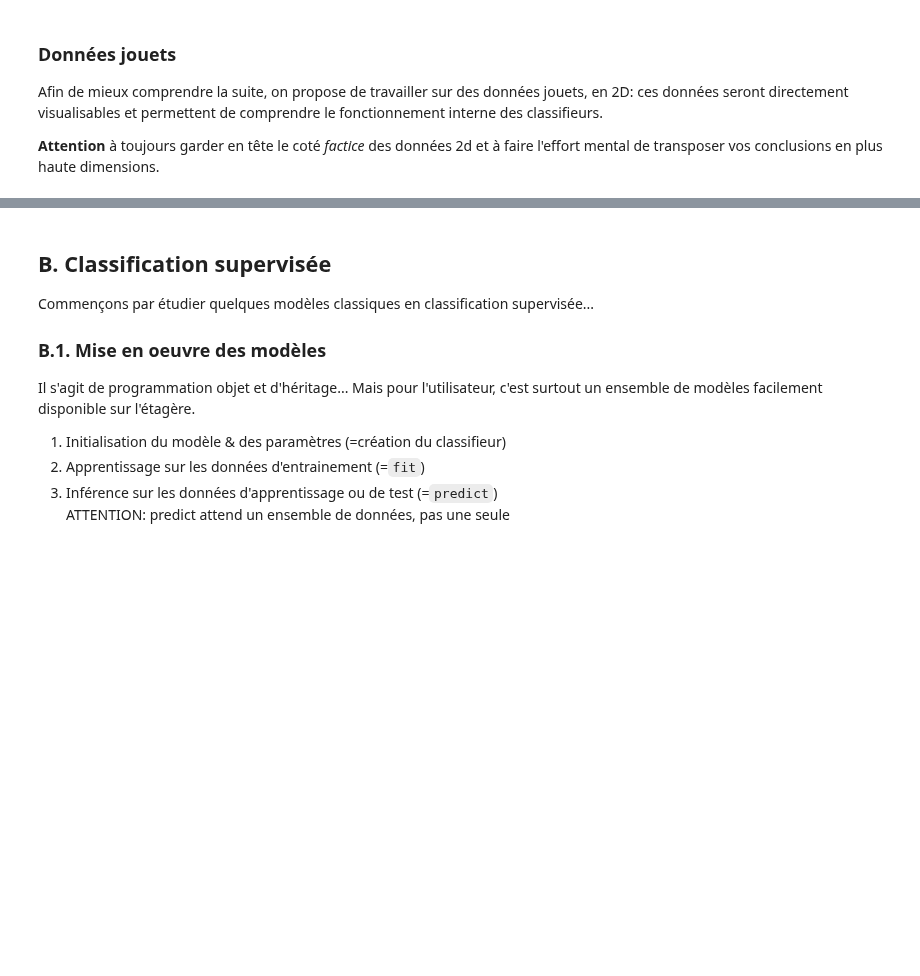
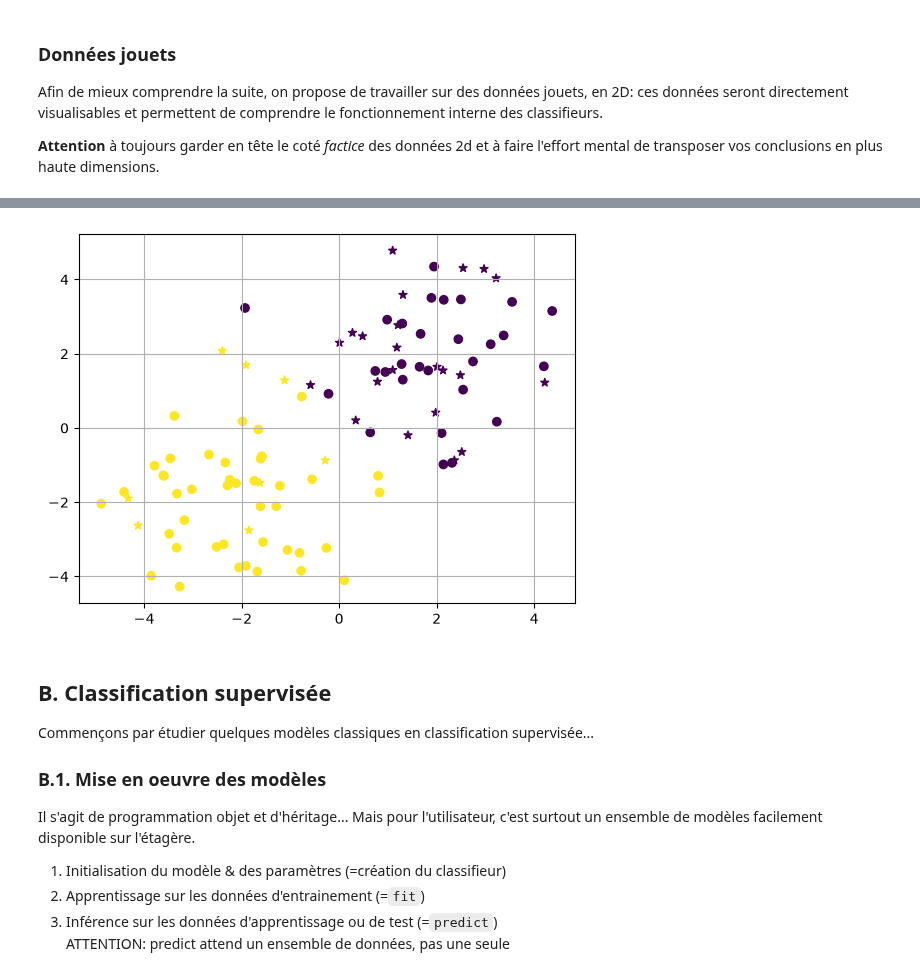
Before and after one commit to moreausabine/Python, a Jupyter notebook: ML-2A-main/ML-2A-main/B-Machine Learning/notebooks/1-notebook-intro.ipynb, the cells around one changed output, grey strips where cells are left out. Saved outputs shown, nothing was run; the diff lists cells and outputs as text; code cells hidden in the pictures; blank space fills up the shorter version.

```diff
--- a/ML-2A-main/ML-2A-main/B-Machine Learning/notebooks/1-notebook-intro.ipynb
+++ b/ML-2A-main/ML-2A-main/B-Machine Learning/notebooks/1-notebook-intro.ipynb
@@ -78,10 +93,14 @@ Xtest,Ytest = X[indtest],Y[indtest]
 # %%
 # Visualiser les données d'apprentissage et de test avec un code de forme différent
 # Classe 1 = jaune, Classe 2 = bleu
 # App = ronds, Test = étoile
 
 plt.figure(facecolor='white')
-#  TODO
+plt.scatter(Xapp[:,0], Xapp[:,1], marker ='o', c=Yapp)
+plt.scatter(Xtest[:,0], Xtest[:,1], marker ='*', c=Ytest)
+plt.grid()
+# %% [output]
+[figure, added]
 # %% [markdown]
 ## B. Classification supervisée
 
```
Also changed, not shown: parts of 14 cells of this notebook, 7 other files.
